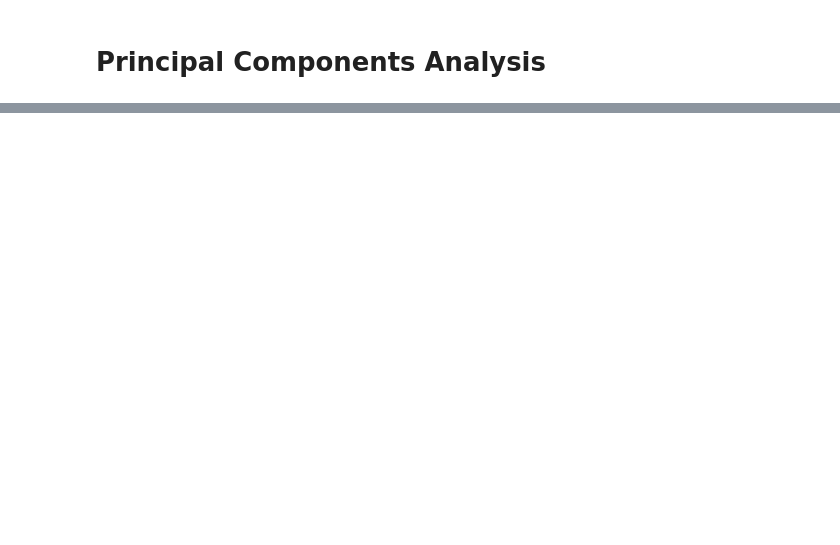
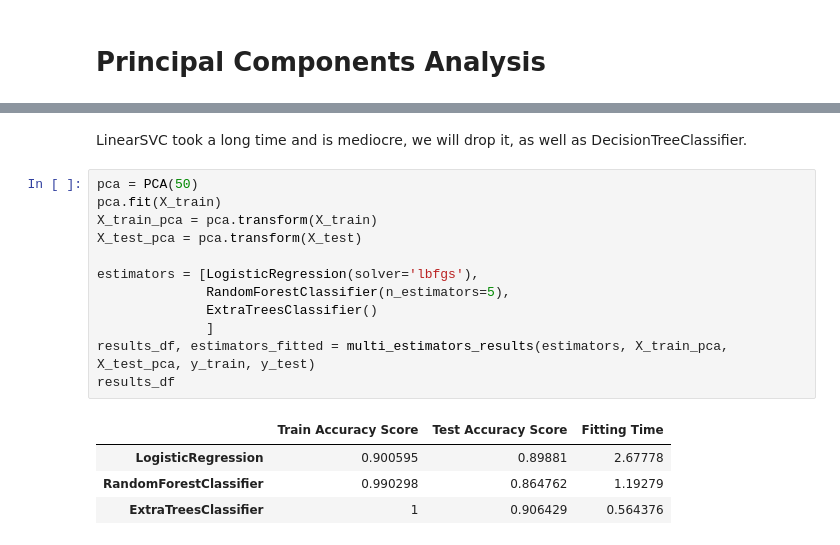
Before and after one commit to ArthMx/MNIST, a Jupyter notebook: MNIST_3.ipynb, the cells around one changed output, grey strips where cells are left out. Cells and saved outputs as stored; diff of their text form; blank space fills up the shorter version.

```diff
--- a/MNIST_3.ipynb
+++ b/MNIST_3.ipynb
@@ -57,0 +147,19 @@ multidigits_plot(digits)
+# %% [markdown]
+LinearSVC took a long time and is mediocre, we will drop it, as well as DecisionTreeClassifier.
+# %%
+pca = PCA(50)
+pca.fit(X_train)
+X_train_pca = pca.transform(X_train)
+X_test_pca = pca.transform(X_test)
+
+estimators = [LogisticRegression(solver='lbfgs'),
+              RandomForestClassifier(n_estimators=5),
+              ExtraTreesClassifier()
+              ]
+results_df, estimators_fitted = multi_estimators_results(estimators, X_train_pca, X_test_pca, y_train, y_test)
+results_df
+# %% [output]
+|  | Train Accuracy Score | Test Accuracy Score | Fitting Time |
+| LogisticRegression | 0.900595 | 0.89881 | 2.67778 |
+| RandomForestClassifier | 0.990298 | 0.864762 | 1.19279 |
+| ExtraTreesClassifier | 1 | 0.906429 | 0.564376 |
```
Also changed, not shown: parts of 9 cells of this notebook, 1 other file.
